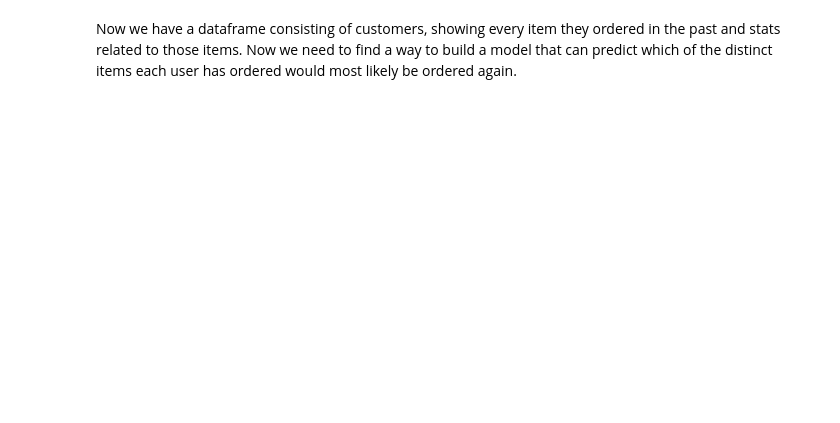
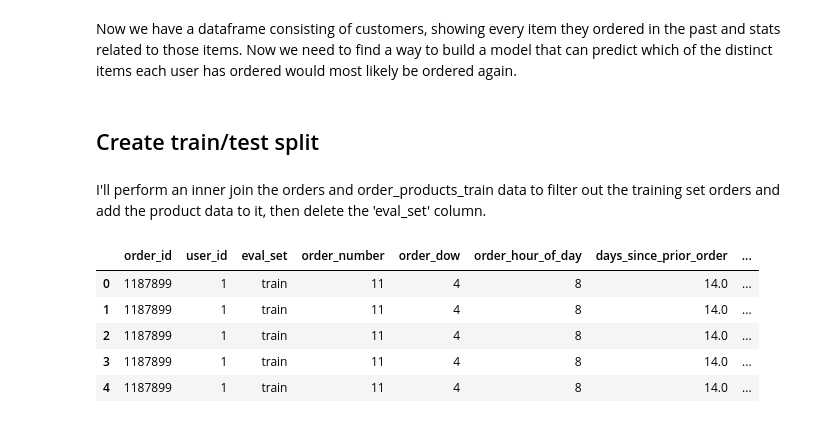
Before and after one commit to jsenft/instacart, a Jupyter notebook: Instacart-EDA-jjs.ipynb, the cells around one changed output. Saved outputs shown, nothing was run; the diff lists cells and outputs as text; code cells hidden in the pictures; blank space fills up the shorter version.

Commit message:
Updated notebook: train/test split

```diff
--- a/Instacart-EDA-jjs.ipynb
+++ b/Instacart-EDA-jjs.ipynb
@@ -346,3 +368,17 @@ users[:5]
 | 5 | 37 | {11777, 40706, 28289, 48775, 2075... | 23 | 11.500000 | 5 | ... |
 # %% [markdown]
 Now we have a dataframe consisting of customers, showing every item they ordered in the past and stats related to those items. Now we need to find a way to build a model that can predict which of the distinct items each user has ordered would most likely be ordered again.
+# %% [markdown]
+## Create train/test split
+# %% [markdown]
+I'll perform an inner join the orders and order_products_train data to filter out the training set orders and add the product data to it, then delete the 'eval_set' column.
+# %%
+train_products = pd.merge(orders, order_products_train, on='order_id', how='inner')
+train_products[:5]
+# %% [output]
+|  | order_id | user_id | eval_set | order_number | order_dow | order_hour_of_day | days_since_prior_order | ... |
+| 0 | 1187899 | 1 | train | 11 | 4 | 8 | 14.0 | ... |
+| 1 | 1187899 | 1 | train | 11 | 4 | 8 | 14.0 | ... |
+| 2 | 1187899 | 1 | train | 11 | 4 | 8 | 14.0 | ... |
+| 3 | 1187899 | 1 | train | 11 | 4 | 8 | 14.0 | ... |
+| 4 | 1187899 | 1 | train | 11 | 4 | 8 | 14.0 | ... |
```
Also changed, not shown: parts of 7 cells of this notebook.
